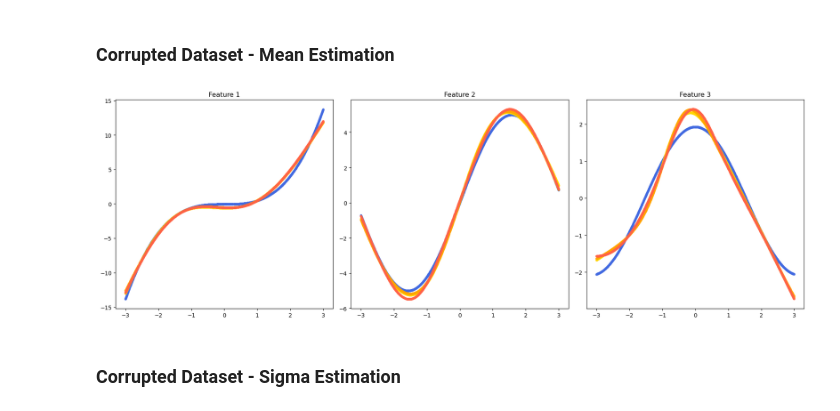
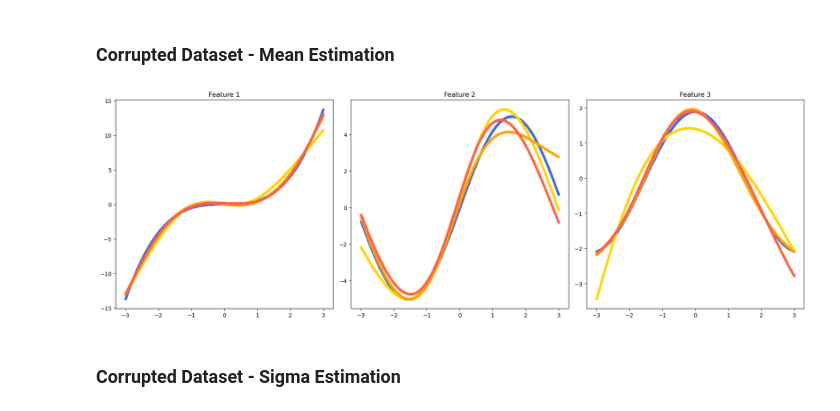
Before and after one commit to tobiasweckop/Robust-NAMLSS, a Jupyter notebook: robust_namlss.ipynb, the cells around one changed output. Saved outputs shown, nothing was run; the diff lists cells and outputs as text; code cells hidden in the pictures.

```diff
--- a/robust_namlss.ipynb
+++ b/robust_namlss.ipynb
@@ -42,15 +42,27 @@ class NormalNAMLSS(nn.Module):
 
         return mu, sigma
 
+    # def nll_loss(self, mu, sigma, y_true, robustness_factor=None):
+    #     normal_dist = dist.Normal(mu, sigma)
+    #     log_likelihood = normal_dist.log_prob(y_true).mean()
+
+    #     if robustness_factor is not None:
+    #         log_likelihood = torch.log((1 + torch.exp(log_likelihood + robustness_factor)) / (1 + torch.exp(robustness_factor)))
+    #         print("robust estimation")
+
+    #     nll = -log_likelihood
+    #     return nll
+
     def nll_loss(self, mu, sigma, y_true, robustness_factor=None):
         normal_dist = dist.Normal(mu, sigma)
         log_likelihood = normal_dist.log_prob(y_true).mean()
 
         if robustness_factor is not None:
-            log_likelihood = torch.log((1 + torch.exp(log_likelihood + robustness_factor)) / (1 + torch.exp(robustness_factor)))
+            log_likelihood = torch.log((1 + torch.exp(normal_dist.log_prob(y_true) + robustness_factor)) / (1 + torch.exp(robustness_factor))).mean()
 
         nll = -log_likelihood
         return nll
+
 
     def fit(self, X_train, y_train, X_val=None, y_val=None, n_epochs=10000, lr=1e-3, weight_decay=0.0,
             early_stopping_patience=10, robustness_factor=None):
@@ -380,7 +392,7 @@ plt.show()
 # %%
 ########## Training Dataset ##########
 prop_corrupt = 0.2
-n_train, n_val = 20000, 10000
+n_train, n_val = 10000, 10000
 BIAS = 100
 Uniform = dist.Uniform(-3, 3)
 X_train = Uniform.sample(sample_shape = [n_train, 3])
@@ -397,7 +409,8 @@ y_train = F1 + F2 + F3 + torch.normal(torch.zeros(n_train), std = F.softplus(S1
 y_train = y_train.view(n_train, 1)
 
 corrupted_indices = random.sample(range(1, n_train), int(n_train * prop_corrupt))
-sign = (2 * torch.randint(0, 2, (len(corrupted_indices),)) - 1).unsqueeze(1)
+# sign = (2 * torch.randint(0, 2, (len(corrupted_indices),)) - 1).unsqueeze(1)
+sign = torch.ones(size = (len(corrupted_indices),)).unsqueeze(1)
 y_train[corrupted_indices] = y_train[corrupted_indices] + BIAS * sign
 
 plt.hist(y_train.detach().numpy(), bins = 30, color = "blue", alpha = 0.7)
@@ -420,7 +433,8 @@ y_val = F1_val + F2_val + F3_val + torch.normal(torch.zeros(n_val), std = F.soft
 y_val = y_val.view(n_val, 1)
 
 corrupted_indices = random.sample(range(1, n_val), int(n_val * prop_corrupt))
-sign = (2 * torch.randint(0, 2, (len(corrupted_indices),)) - 1).unsqueeze(1)
+# sign = (2 * torch.randint(0, 2, (len(corrupted_indices),)) - 1).unsqueeze(1)
+sign = torch.ones(size = (len(corrupted_indices),)).unsqueeze(1)
 y_val[corrupted_indices] = y_val[corrupted_indices] + BIAS * sign
 
 ########## Testing Dataset ##########
@@ -439,6 +453,7 @@ y_test = F1_test + F2_test + F3_test + torch.normal(torch.zeros(n_test), std = F
 y_test = y_test.view(n_test, 1)
 
 corrupted_indices = random.sample(range(1, n_test), int(n_test * prop_corrupt))
-sign = (2 * torch.randint(0, 2, (len(corrupted_indices),)) - 1).unsqueeze(1)
+# sign = (2 * torch.randint(0, 2, (len(corrupted_indices),)) - 1).unsqueeze(1)
+sign = torch.ones(size = (len(corrupted_indices),)).unsqueeze(1)
 y_test[corrupted_indices] = y_test[corrupted_indices] + BIAS * sign
 # %% [output]
@@ -540,41 +555,41 @@ robust_mu_components, robust_sigma_components = robust_nam.marginal_effects(X_te
 strict_mu_components, strict_sigma_components = strict_nam.marginal_effects(X_test_scaled)
 
 ########## Rescaling the values ##########
-mu_components = mu_components * scaler1.scale_ + scaler1.mean_
-robust_mu_components = robust_mu_components * scaler2.scale_ + scaler2.mean_
+mu_components = mu_components * scaler3.scale_ + scaler3.mean_
+robust_mu_components = robust_mu_components * scaler3.scale_ + scaler3.mean_
 strict_mu_components = strict_mu_components * scaler3.scale_ + scaler3.mean_
 
 # Create a figure with three subplots in a row
 fig, axes = plt.subplots(1, 3, figsize=(18, 6))  # 1 row, 3 columns
 
 # Plot for Feature 1
 axes[0].plot(X_test[:, 0], F1_test - F1_test.mean(), "o", markersize=markersize, color=true_color, alpha=alpha)
 axes[0].plot(X_test[:, 0], mu_components[:, 0] - mu_components[:, 0].mean(), "o", markersize=markersize, color=unregulated_color, alpha=alpha)
 axes[0].plot(X_test[:, 0], robust_mu_components[:, 0] - robust_mu_components[:, 0].mean(), "o", markersize=markersize, color=robust_color, alpha=alpha)
 axes[0].plot(X_test[:, 0], strict_mu_components[:, 0] - strict_mu_components[:, 0].mean(), "o", markersize=markersize, color=strict_color, alpha=alpha)
 axes[0].set_title("Feature 1")
 
 # Plot for Feature 2
 axes[1].plot(X_test[:, 1], F2_test - F2_test.mean(), "o", markersize=markersize, color=true_color, alpha=alpha)
 axes[1].plot(X_test[:, 1], mu_components[:, 1] - mu_components[:, 1].mean(), "o", markersize=markersize, color=unregulated_color, alpha=alpha)
 axes[1].plot(X_test[:, 1], robust_mu_components[:, 1] - robust_mu_components[:, 1].mean(), "o", markersize=markersize, color=robust_color, alpha=alpha)
 axes[1].plot(X_test[:, 1], strict_mu_components[:, 1] - strict_mu_components[:, 1].mean(), "o", markersize=markersize, color=strict_color, alpha=alpha)
 axes[1].set_title("Feature 2")
 
 # Plot for Feature 3
 axes[2].plot(X_test[:, 2], F3_test - F3_test.mean(), "o", markersize=markersize, color=true_color, alpha=alpha)
 axes[2].plot(X_test[:, 2], mu_components[:, 2] - mu_components[:, 2].mean(), "o", markersize=markersize, color=unregulated_color, alpha=alpha)
 axes[2].plot(X_test[:, 2], robust_mu_components[:, 2] - robust_mu_components[:, 2].mean(), "o", markersize=markersize, color=robust_color, alpha=alpha)
 axes[2].plot(X_test[:, 2], strict_mu_components[:, 2] - strict_mu_components[:, 2].mean(), "o", markersize=markersize, color=strict_color, alpha=alpha)
 axes[2].set_title("Feature 3")
 
 # Adjust layout for better spacing
 plt.tight_layout()
 
 # Show the figure
 plt.show()
 # %% [output]
-[figure, old version]
+[figure, new version]
 # %% [markdown]
 ### Corrupted Dataset - Sigma Estimation
 # %%
```
Also changed, not shown: parts of 14 cells of this notebook.
